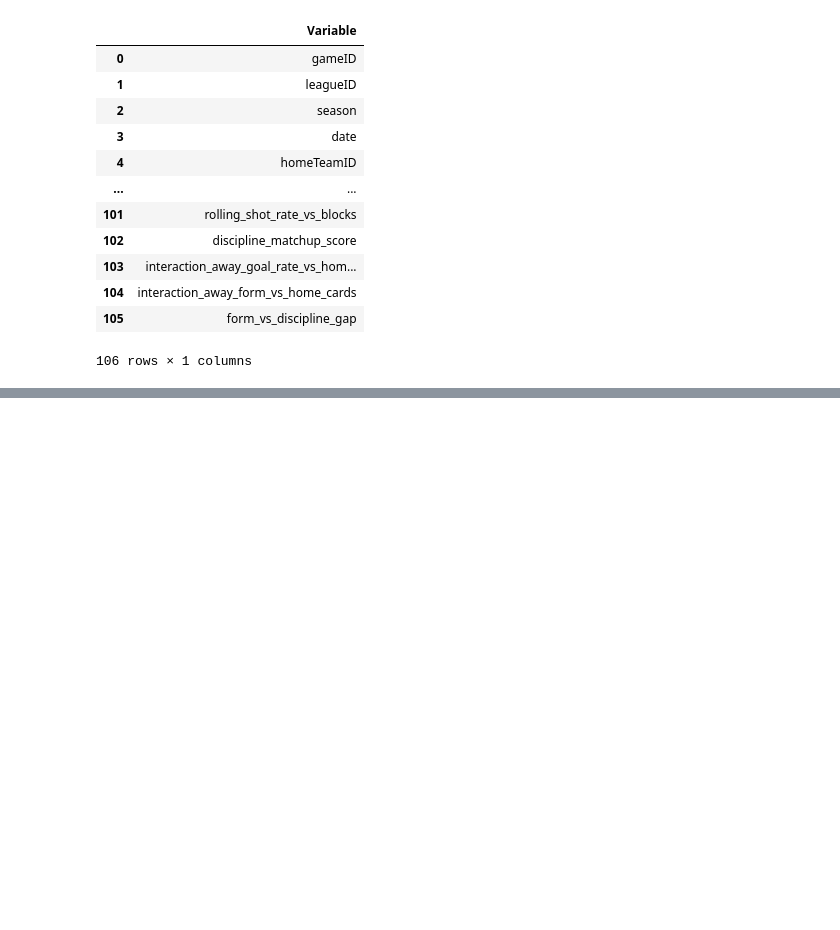
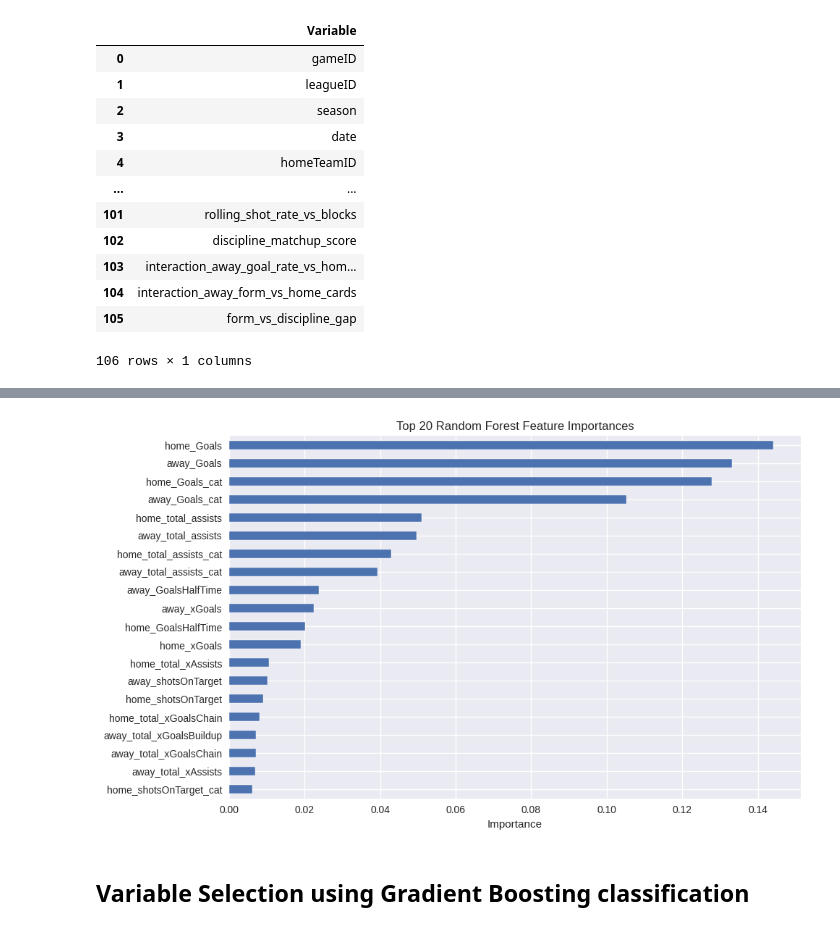
Before and after one commit to Rom5Leo/ML-Project-Football-DataBase, a Jupyter notebook: notebooks/Feature Selection - Football Database.ipynb, the cells around one changed output, grey strips where cells are left out. Drawn from its saved outputs; the diff is of its cells as text; code cells hidden in the pictures; blank space fills up the shorter version.

```diff
--- a/notebooks/Feature Selection - Football Database.ipynb
+++ b/notebooks/Feature Selection - Football Database.ipynb
@@ -93,0 +482,4 @@ ModuleNotFoundError: No module named 'pyMechkar'
+# %%
+rf = RandomForestClassifier(random_state=42)
+model = SelectFromModel(estimator=rf)
+model.fit(X_scaled, y_clean)
@@ -93,0 +488,4 @@ ModuleNotFoundError: No module named 'pyMechkar'
+# %%
+importances = pd.Series(model.estimator_.feature_importances_, index=X_model_input.columns)
+importances = importances[importances != 0].sort_values(ascending=False)
+importances.head(20)
@@ -93,0 +510,11 @@ ModuleNotFoundError: No module named 'pyMechkar'
+# %%
+importances.head(20).plot(kind='barh', figsize=(10, 6))
+plt.title("Top 20 Random Forest Feature Importances")
+plt.xlabel("Importance")
+plt.gca().invert_yaxis()
+plt.tight_layout()
+plt.show()
+# %% [output]
+[figure, added]
+# %% [markdown]
+## Variable Selection using Gradient Boosting classification
```
Also changed, not shown: parts of 94 cells of this notebook, 9 other files.
